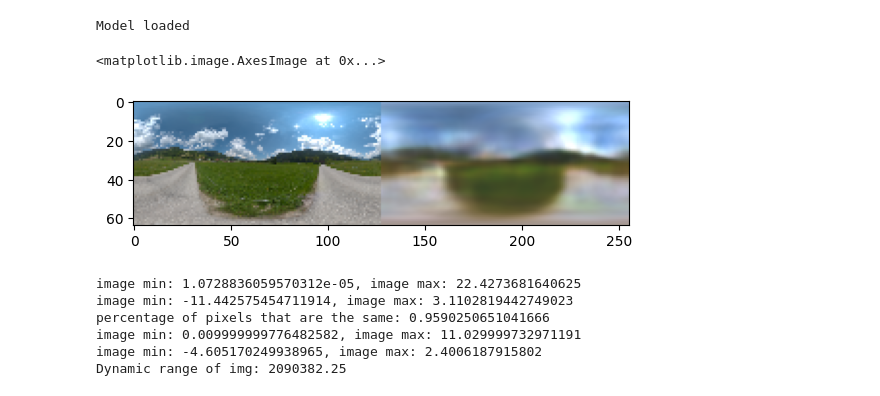
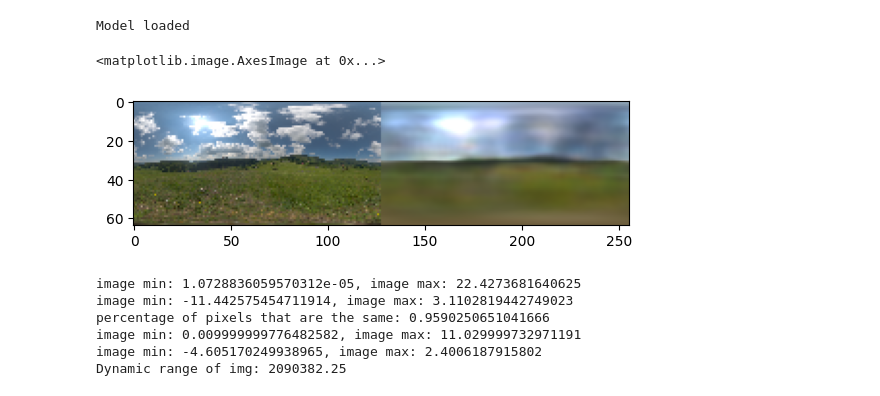
Before and after one commit to JADGardner/ns_reni, a Jupyter notebook: reni/notebooks/reni_tests.ipynb, the cells around one changed output. Cells and saved outputs as stored; diff of their text form; code cells hidden in the pictures.

```diff
--- a/reni/notebooks/reni_tests.ipynb
+++ b/reni/notebooks/reni_tests.ipynb
@@ -53,7 +53,7 @@ world_size = 1
 local_rank = 0
 device = 'cuda:0'
 
-reni_ckpt_path = '/workspace/outputs/unnamed/reni/2023-07-25_091949/' # model without vis
+reni_ckpt_path = '/workspace/outputs/unnamed/reni/2023-07-25_103550/' # model without vis
 step = 50000
 
 ckpt = torch.load(reni_ckpt_path + '/nerfstudio_models' + f'/step-{step:09d}.ckpt', map_location=device)
@@ -99,32 +99,31 @@ Model loaded
 # %%
 i = -1
 # %%
-i = i + 1
-ray_bundle, batch = datamanager.fixed_indices_eval_dataloader.get_data_from_image_idx(0)
+ray_bundle, batch = datamanager.fixed_indices_eval_dataloader.get_data_from_image_idx(7)
 H, W = ray_bundle.shape
 ray_bundle = ray_bundle.reshape(-1)
 
 rotation = rotation_matrix(np.array([0, 1, 0]), np.deg2rad(0))
 rotation = rotation.to(device)
 
 # field_outputs = model.field.forward(ray_bundle, rotation=rotation, latent_codes=torch.randn(1, 36, 3).to(device))
 # field_outputs = model.field.forward(ray_bundle, rotation=rotation, latent_codes=torch.zeros(1, 36, 3).to(device))
 field_outputs = model.field.forward(ray_bundle, rotation=rotation)
 
 outputs = {
     "rgb": field_outputs[RENIFieldHeadNames.RGB],
     "mu": field_outputs[RENIFieldHeadNames.MU],
     "log_var": field_outputs[RENIFieldHeadNames.LOG_VAR],
 }
 
 outputs['rgb'] = outputs['rgb'].reshape(H, W, 3)
 
 metrics_dict, image_dict = model.get_image_metrics_and_images(outputs, batch)
 
 plt.imshow(image_dict['img'].cpu().detach().numpy())
 # %% [output]
 <matplotlib.image.AxesImage at 0x...>
-[figure, old version]
+[figure, new version]
 # %%
 import imageio
 from reni.utils.colourspace import linear_to_sRGB
```
Also changed, not shown: parts of 6 cells of this notebook, 6 other files.
